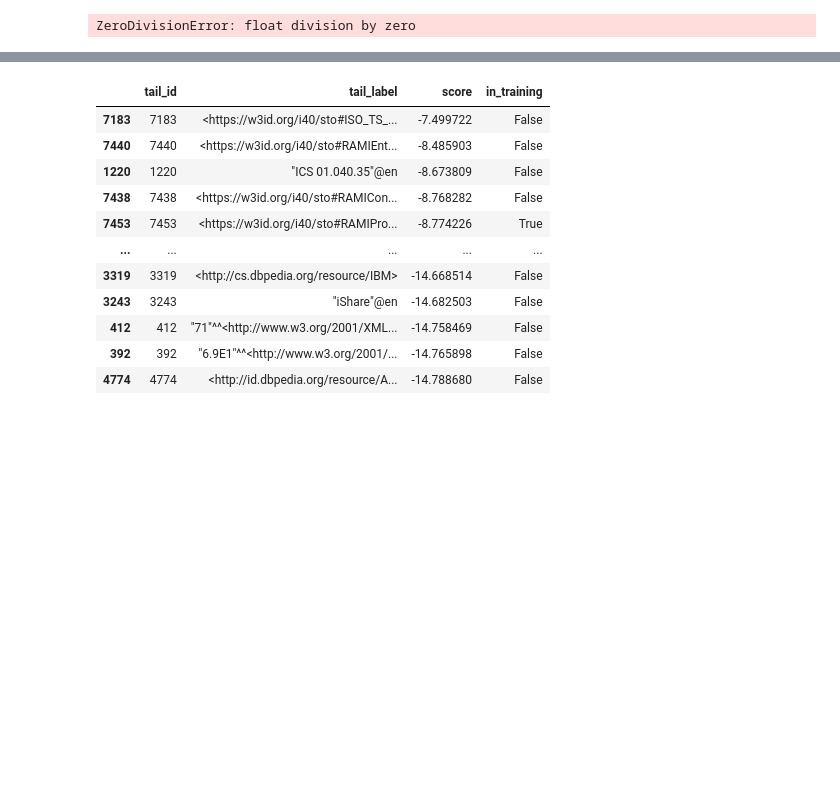
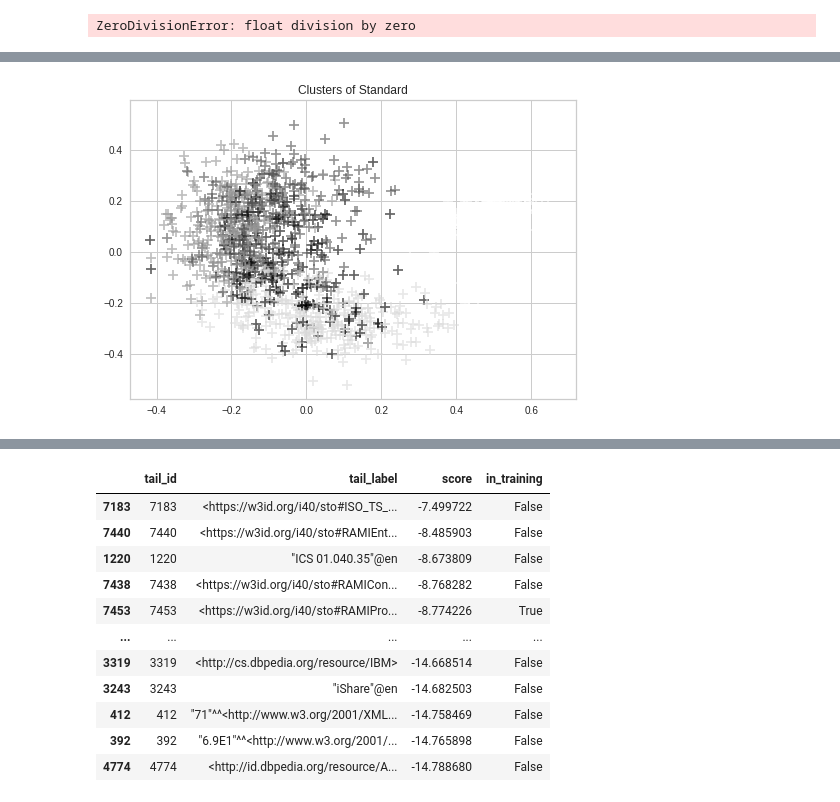
Before and after one commit to SDM-TIB/Demo_Link_Prediction, a Jupyter notebook: Demo_Link_Prediction.ipynb, the cells around one changed output, grey strips where cells are left out. Cells and saved outputs as stored; diff of their text form; code cells hidden in the pictures; blank space fills up the shorter version.

```diff
--- a/Demo_Link_Prediction.ipynb
+++ b/Demo_Link_Prediction.ipynb
@@ -435,5 +304,0 @@ TypeError: '<' not supported between instances of 'int' and 'NoneType'
-# %%
-new_df
-model = KMeans()
-visualizer = KElbowVisualizer(model, k=(1, 5))
-visualizer.fit(new_df)
@@ -461,13 +304,0 @@ AttributeError: 'KMeans' object has no attribute 'k'
-# %%
-from sklearn.decomposition import PCA
-from sklearn.cluster import KMeans
-import matplotlib.pyplot as plt
-X = df
-pca = PCA(n_components=2).fit(X)
-pca_c = pca.transform(X)
-#kmeans = KMeans(n_clusters=7, random_state=0).fit(X)
-kmeans = KMeans(n_clusters=2, init ='k-means++', max_iter=300, n_init=10,random_state=0).fit(df)
-plt.scatter(pca_c[:, 0], pca_c[:, 1], c=kmeans.labels_, alpha = 0.6, s=100, marker='+')   #c=df.c, alpha = 0.6, s=10)
-plt.title("Clusters of Standard")
-
-plt.show()
@@ -489,0 +400,13 @@ pca = PCA(n_components=2)principalComponents = pca.fit_transform(x)
+# %%
+from sklearn.cluster import KMeans
+from yellowbrick.cluster import KElbowVisualizer
+
+def call_KMeans(cosine_matrix):
+    model = KMeans()
+    visualizer = KElbowVisualizer(model, k=(1, 20))
+    visualizer.fit(cosine_matrix)
+    num_cls = visualizer.elbow_value_
+    #visualizer.show()
+    #print(num_cls, type(num_cls))
+    kmeans = KMeans(n_clusters=num_cls, init ='k-means++', max_iter=300, n_init=10,random_state=0).fit(cosine_matrix)
+    return kmeans, num_cls
@@ -489,0 +450,15 @@ pca = PCA(n_components=2)principalComponents = pca.fit_transform(x)
+# %%
+from sklearn.decomposition import PCA
+from sklearn.cluster import KMeans
+import matplotlib.pyplot as plt
+X = new_df
+pca = PCA(n_components=2).fit(X)
+pca_c = pca.transform(X)
+#kmeans = KMeans(n_clusters=7, random_state=0).fit(X)
+kmeans = KMeans(n_clusters=num_cls, init ='k-means++', max_iter=300, n_init=10,random_state=0).fit(new_df)
+plt.scatter(pca_c[:, 0], pca_c[:, 1], c=kmeans.labels_, alpha = 0.6, s=100, marker='+')   #c=df.c, alpha = 0.6, s=10)
+plt.title("Clusters of Standard")
+
+plt.show()
+# %% [output]
+[figure, added]
```
Also changed, not shown: parts of 41 cells of this notebook, 1 other file.
